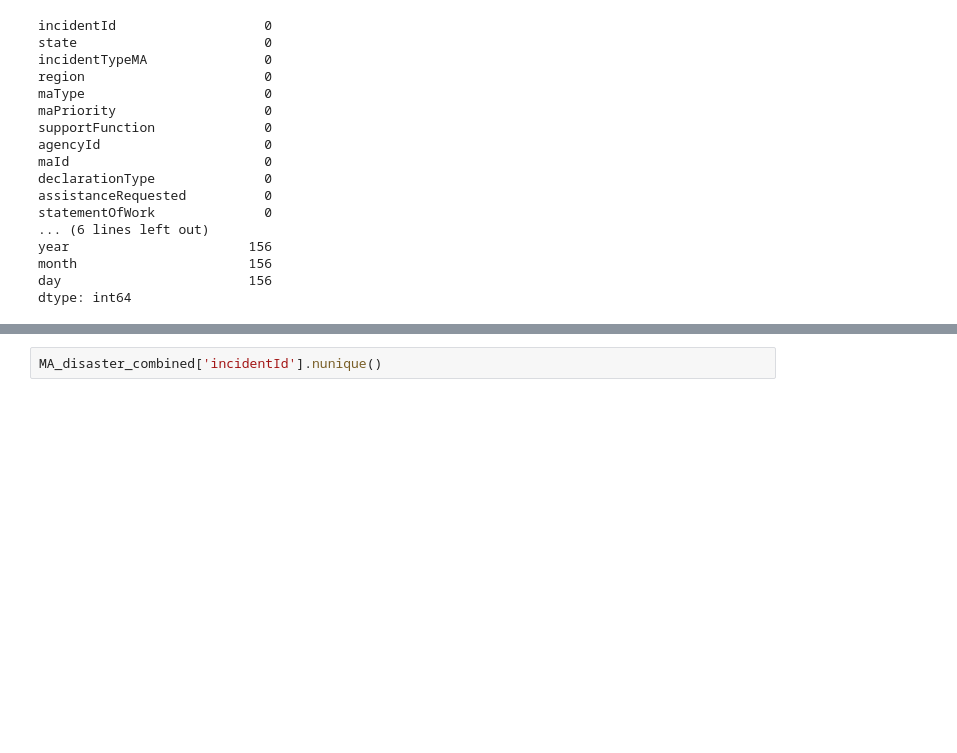
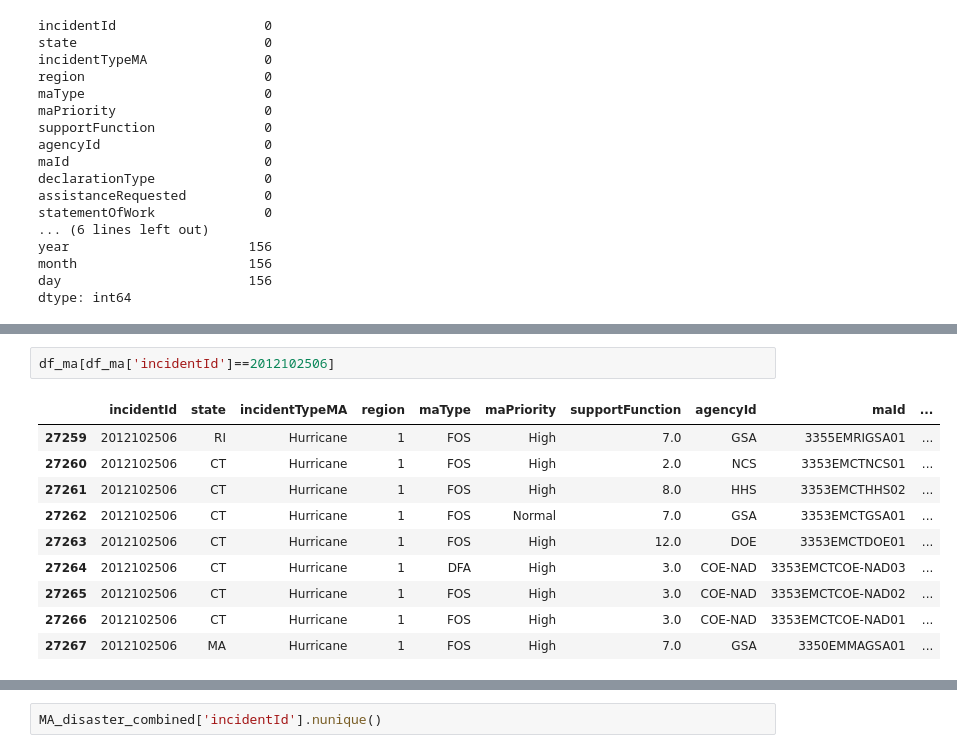
Before and after one commit to capstoneFA2025/FEMA-Recommender, a Jupyter notebook: merge_clean_and_split_stratified.ipynb, the cells around one changed output, grey strips where cells are left out. Cells and saved outputs as stored; diff of their text form; blank space fills up the shorter version.

```diff
--- a/merge_clean_and_split_stratified.ipynb
+++ b/merge_clean_and_split_stratified.ipynb
@@ -325,0 +346,13 @@ Series([], Name: count, dtype: int64)
+# %%
+df_ma[df_ma['incidentId']==2012102506]
+# %% [output]
+|  | incidentId | state | incidentTypeMA | region | maType | maPriority | supportFunction | agencyId | maId | ... |
+| 27259 | 2012102506 | RI | Hurricane | 1 | FOS | High | 7.0 | GSA | 3355EMRIGSA01 | ... |
+| 27260 | 2012102506 | CT | Hurricane | 1 | FOS | High | 2.0 | NCS | 3353EMCTNCS01 | ... |
+| 27261 | 2012102506 | CT | Hurricane | 1 | FOS | High | 8.0 | HHS | 3353EMCTHHS02 | ... |
+| 27262 | 2012102506 | CT | Hurricane | 1 | FOS | Normal | 7.0 | GSA | 3353EMCTGSA01 | ... |
+| 27263 | 2012102506 | CT | Hurricane | 1 | FOS | High | 12.0 | DOE | 3353EMCTDOE01 | ... |
+| 27264 | 2012102506 | CT | Hurricane | 1 | DFA | High | 3.0 | COE-NAD | 3353EMCTCOE-NAD03 | ... |
+| 27265 | 2012102506 | CT | Hurricane | 1 | FOS | High | 3.0 | COE-NAD | 3353EMCTCOE-NAD02 | ... |
+| 27266 | 2012102506 | CT | Hurricane | 1 | FOS | High | 3.0 | COE-NAD | 3353EMCTCOE-NAD01 | ... |
+| 27267 | 2012102506 | MA | Hurricane | 1 | FOS | High | 7.0 | GSA | 3350EMMAGSA01 | ... |
```
Also changed, not shown: parts of 15 cells of this notebook.
